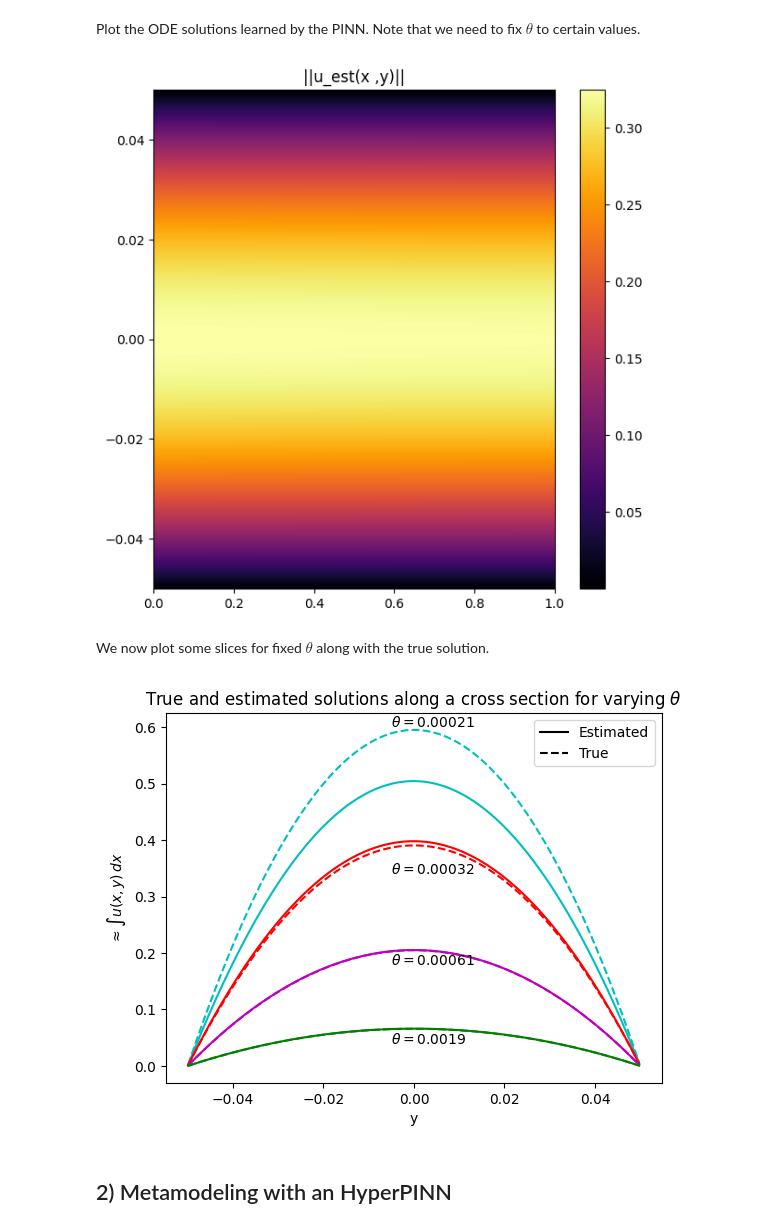
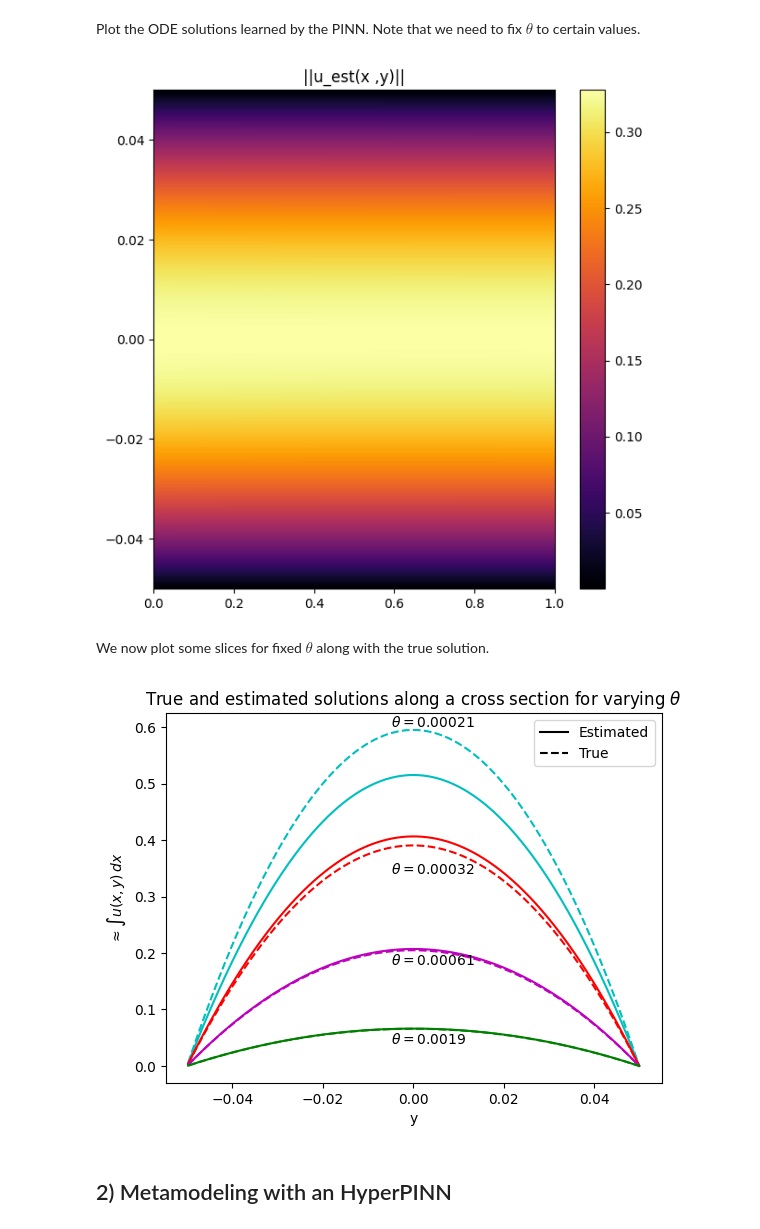
Before and after one commit to mia-jinns/jinns, a Jupyter notebook: Notebooks/PDE/2D_Navier_Stokes_PipeFlow_Metamodel_hyperpinn.ipynb, the cells around one changed output. Cells and saved outputs as stored; diff of their text form; code cells hidden in the pictures.

```diff
--- a/Notebooks/PDE/2D_Navier_Stokes_PipeFlow_Metamodel_hyperpinn.ipynb
+++ b/Notebooks/PDE/2D_Navier_Stokes_PipeFlow_Metamodel_hyperpinn.ipynb
@@ -120,7 +120,7 @@ def input_transform(x, params):
     # Here we know we will have batches of nu parameters and we feed it to the PINN
     return jnp.concatenate([x, params.eq_params["nu"]], axis=-1)
 
-u, p = jinns.utils.create_PINN(
+(u, p), (u_init_nn_params, p_init_nn_params) = jinns.utils.create_PINN(
     subkey,
     eqx_list,
     "statio_PDE",
@@ -131,9 +131,6 @@ u, p = jinns.utils.create_PINN(
 )
 # %% [markdown]
 Recall that the `u` and `p` network are the same by design (due to `shared_pinn_outputs`, *so we must use the same parameters*!
-# %%
-u_init_nn_params = u.init_params()
-p_init_nn_params = u_init_nn_params
 # %% [markdown]
 Plot the initial PINN outputs
 # %%
@@ -329,6 +324,5 @@ import time
 # %%
-start = time.time()
-params, total_loss_list, loss_by_term_dict, train_data, loss, _, _ , validation_loss_values, _ = jinns.solve(
+params, total_loss_list, loss_by_term_dict, train_data, loss, _, _ , validation_loss_values, validation_best_params = jinns.solve(
     init_params=params,
     data=train_data,
     param_data=param_train_data,
@@ -337,6 +331,4 @@ params, total_loss_list, loss_by_term_dict, train_data, loss, _, _ , validation_
     n_iter=n_iter,
     validation=validation
 )
-end = time.time()
-time_pinn = int(end - start)
 # %% [output]
@@ -379,7 +367,7 @@ Plot the ODE solutions learned by the PINN. Note that we need to fix $\theta$ to
 # %%
 jinns.plot.plot2d(
     fun = lambda x: jnp.linalg.norm(u(x, jinns.parameters.Params(
-            nn_params=params.nn_params["u"],
+            nn_params=validation_best_params.nn_params["u"],
             eq_params={"rho": 1., "nu": jnp.array([0.0004])},
         )
     )),
@@ -387,48 +375,48 @@ jinns.plot.plot2d(
     title="||u_est(x ,y)||"
 )
 # %% [output]
-[figure, old version]
+[figure, new version]
 # %% [markdown]
 We now plot some slices for fixed $\theta$ along with the true solution.
 # %%
 v_u_est_y_nu = lambda x, y_j, nu:vmap(
     # compute average over array x with y_j fixed.
     lambda x, y_j: vmap(lambda z: u(jnp.stack([z, y_j], axis=-1), jinns.parameters.Params(
-            nn_params=params.nn_params["u"],
+            nn_params=validation_best_params.nn_params["u"],
             eq_params={"rho": rho, "nu": jnp.array([nu])},
         ))[0],
     0, 0)(x).mean(),
     (None, 0),
     0)(x, y_j)
 
 for nu, c in zip([0.00021, 0.00032, 0.00061, 0.0019], ['c', 'r', 'm', 'g']):
     plt.plot(
         train_data.omega[::10, 1].sort(axis=0),
         v_u_est_y_nu(
             train_data.omega[::10, 0].sort(axis=0),
             train_data.omega[::10, 1].sort(axis=0),
             nu),
         c
     )
 
     plt.plot(train_data.omega[::10, 1].sort(axis=0),
              vmap(lambda x: u_true(x, nu=nu), (0), 0)(train_data.omega[::10, 1].sort(axis=0)),
              c + '--'
     )
 
 plt.xlabel("y")
 plt.ylabel(r"$\approx \int u(x, y) \, dx$")
 line1, = plt.plot([0], "k", label='Estimated')
 line2, = plt.plot([0], "k--", label='True')
 plt.text(-0.005, 0.6, r"$\theta=0.00021$")
 plt.text(-0.005, 0.34, r"$\theta=0.00032$")
 plt.text(-0.005, 0.18, r"$\theta=0.00061$")
 plt.text(-0.005, 0.04, r"$\theta=0.0019$")
 plt.legend(handles=[line1,line2])
 plt.title(r"True and estimated solutions along a cross section for varying $\theta$")
 plt.show()
 # %% [output]
-[figure, old version]
+[figure, new version]
 # %% [markdown]
 ## 2) Metamodeling with an HyperPINN
 # %% [markdown]
```
Also changed, not shown: parts of 14 cells of this notebook, 7 other files.
